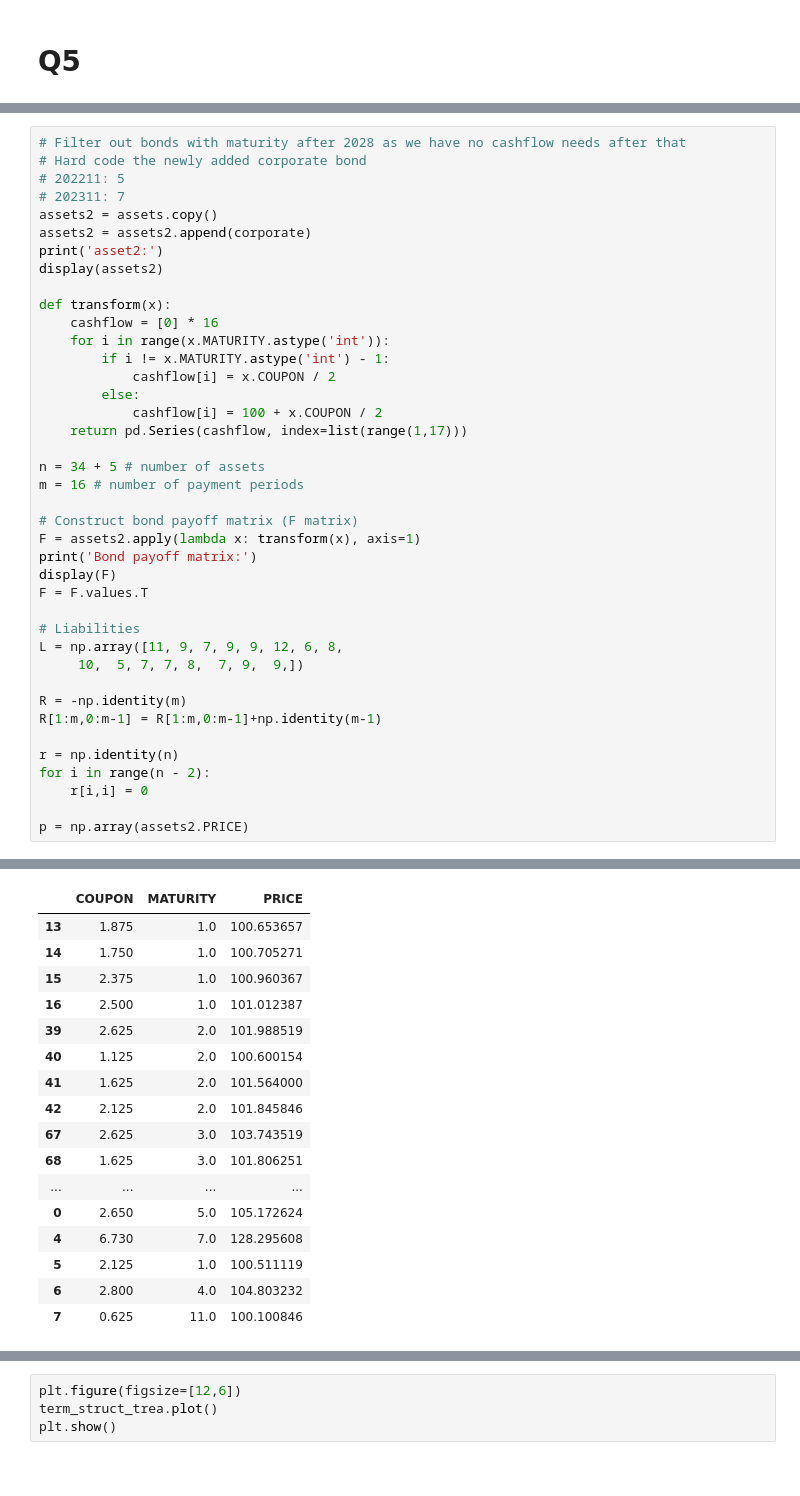
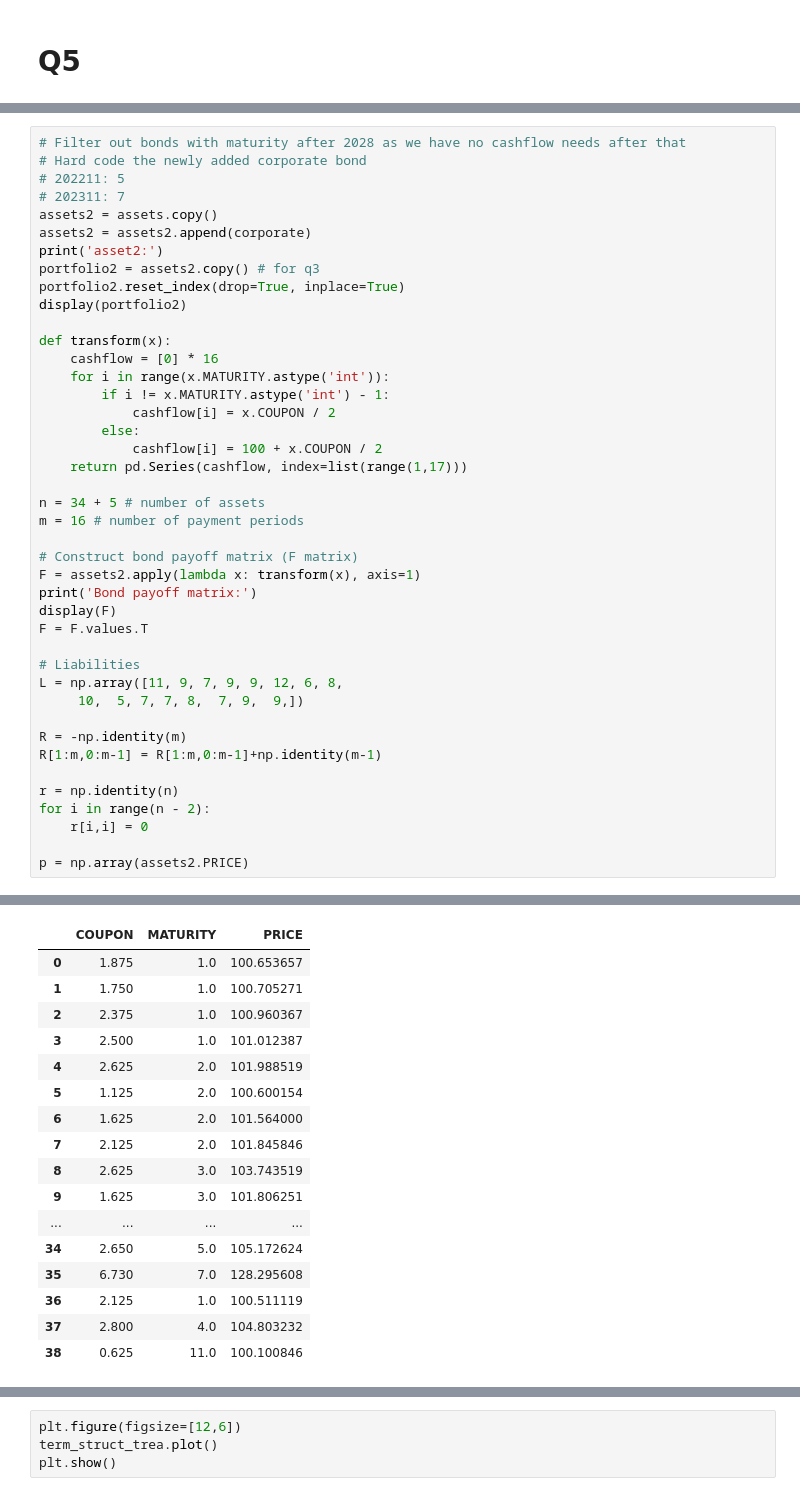
Before and after one commit to fuzhongzhou/Optimization-Projects, a Jupyter notebook: Pipeline.ipynb, the cells around one changed output, grey strips where cells are left out. Saved outputs shown, nothing was run; the diff lists cells and outputs as text.

```diff
--- a/Pipeline.ipynb
+++ b/Pipeline.ipynb
@@ -202,7 +266,9 @@ display(corporate)
 assets2 = assets.copy()
 assets2 = assets2.append(corporate)
 print('asset2:')
-display(assets2)
+portfolio2 = assets2.copy() # for q3
+portfolio2.reset_index(drop=True, inplace=True)
+display(portfolio2)
 
 def transform(x):
     cashflow = [0] * 16
@@ -239,17 +312,17 @@ asset2:
 |  | COUPON | MATURITY | PRICE |
-| 13 | 1.875 | 1.0 | 100.653657 |
-| 14 | 1.750 | 1.0 | 100.705271 |
-| 15 | 2.375 | 1.0 | 100.960367 |
-| 16 | 2.500 | 1.0 | 101.012387 |
-| 39 | 2.625 | 2.0 | 101.988519 |
-| 40 | 1.125 | 2.0 | 100.600154 |
-| 41 | 1.625 | 2.0 | 101.564000 |
-| 42 | 2.125 | 2.0 | 101.845846 |
-| 67 | 2.625 | 3.0 | 103.743519 |
-| 68 | 1.625 | 3.0 | 101.806251 |
+| 0 | 1.875 | 1.0 | 100.653657 |
+| 1 | 1.750 | 1.0 | 100.705271 |
+| 2 | 2.375 | 1.0 | 100.960367 |
+| 3 | 2.500 | 1.0 | 101.012387 |
+| 4 | 2.625 | 2.0 | 101.988519 |
+| 5 | 1.125 | 2.0 | 100.600154 |
+| 6 | 1.625 | 2.0 | 101.564000 |
+| 7 | 2.125 | 2.0 | 101.845846 |
+| 8 | 2.625 | 3.0 | 103.743519 |
+| 9 | 1.625 | 3.0 | 101.806251 |
 | ... | ... | ... | ... |
-| 0 | 2.650 | 5.0 | 105.172624 |
-| 4 | 6.730 | 7.0 | 128.295608 |
-| 5 | 2.125 | 1.0 | 100.511119 |
-| 6 | 2.800 | 4.0 | 104.803232 |
-| 7 | 0.625 | 11.0 | 100.100846 |
+| 34 | 2.650 | 5.0 | 105.172624 |
+| 35 | 6.730 | 7.0 | 128.295608 |
+| 36 | 2.125 | 1.0 | 100.511119 |
+| 37 | 2.800 | 4.0 | 104.803232 |
+| 38 | 0.625 | 11.0 | 100.100846 |
```
Also changed, not shown: parts of 10 cells of this notebook.
